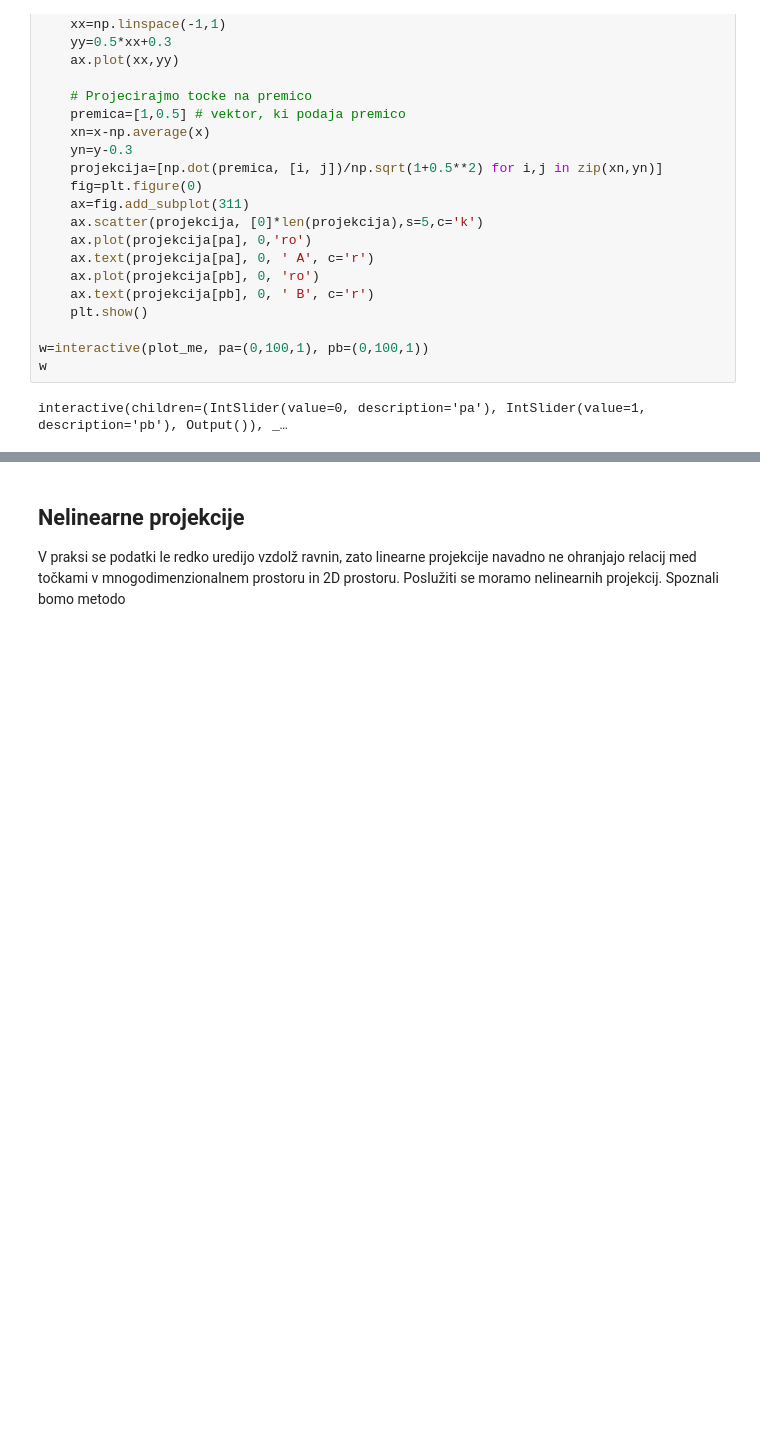
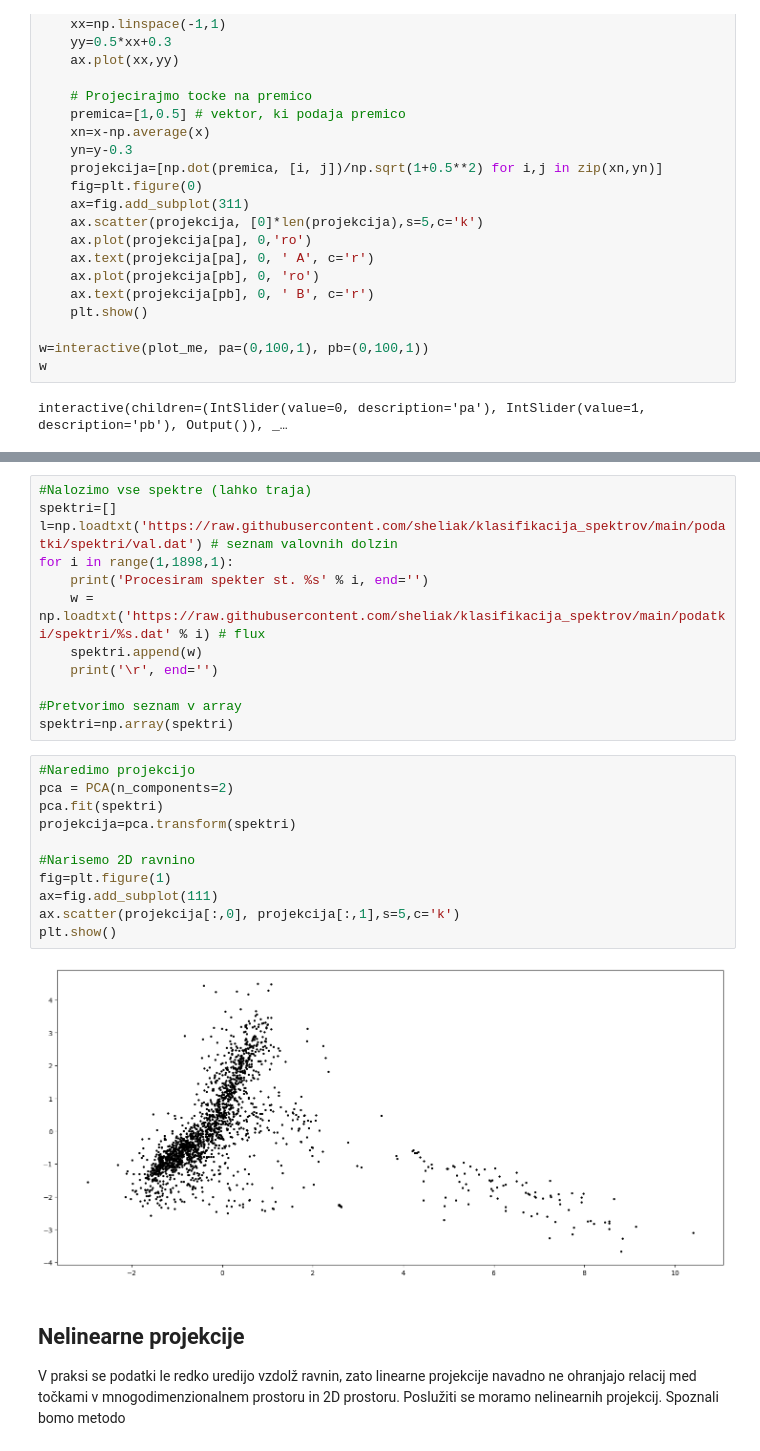
Before and after one commit to sheliak/klasifikacija_spektrov, a Jupyter notebook: klasifikacija.ipynb, the cells around one changed output, grey strips where cells are left out. Cells and saved outputs as stored; diff of their text form; blank space fills up the shorter version.

```diff
--- a/klasifikacija.ipynb
+++ b/klasifikacija.ipynb
@@ -239,3 +264,28 @@ V praksi seveda ne vemo vzdolž katere ravnine moramo narediti projekcijo. To la
+# %%
+#Nalozimo vse spektre (lahko traja)
+spektri=[]
+l=np.loadtxt('https://raw.githubusercontent.com/sheliak/klasifikacija_spektrov/main/podatki/spektri/val.dat') # seznam valovnih dolzin
+for i in range(1,1898,1):
+    print('Procesiram spekter st. %s' % i, end='')
+    w = np.loadtxt('https://raw.githubusercontent.com/sheliak/klasifikacija_spektrov/main/podatki/spektri/%s.dat' % i) # flux
+    spektri.append(w)
+    print('\r', end='')
+
+#Pretvorimo seznam v array
+spektri=np.array(spektri)
+# %%
+#Naredimo projekcijo
+pca = PCA(n_components=2)
+pca.fit(spektri)
+projekcija=pca.transform(spektri)
+
+#Narisemo 2D ravnino
+fig=plt.figure(1)
+ax=fig.add_subplot(111)
+ax.scatter(projekcija[:,0], projekcija[:,1],s=5,c='k')
+plt.show()
+# %% [output]
+[figure, added]
 # %% [markdown]
 <a id='tsne'></a>
 ## Nelinearne projekcije
```
Also changed, not shown: parts of 8 cells of this notebook.
